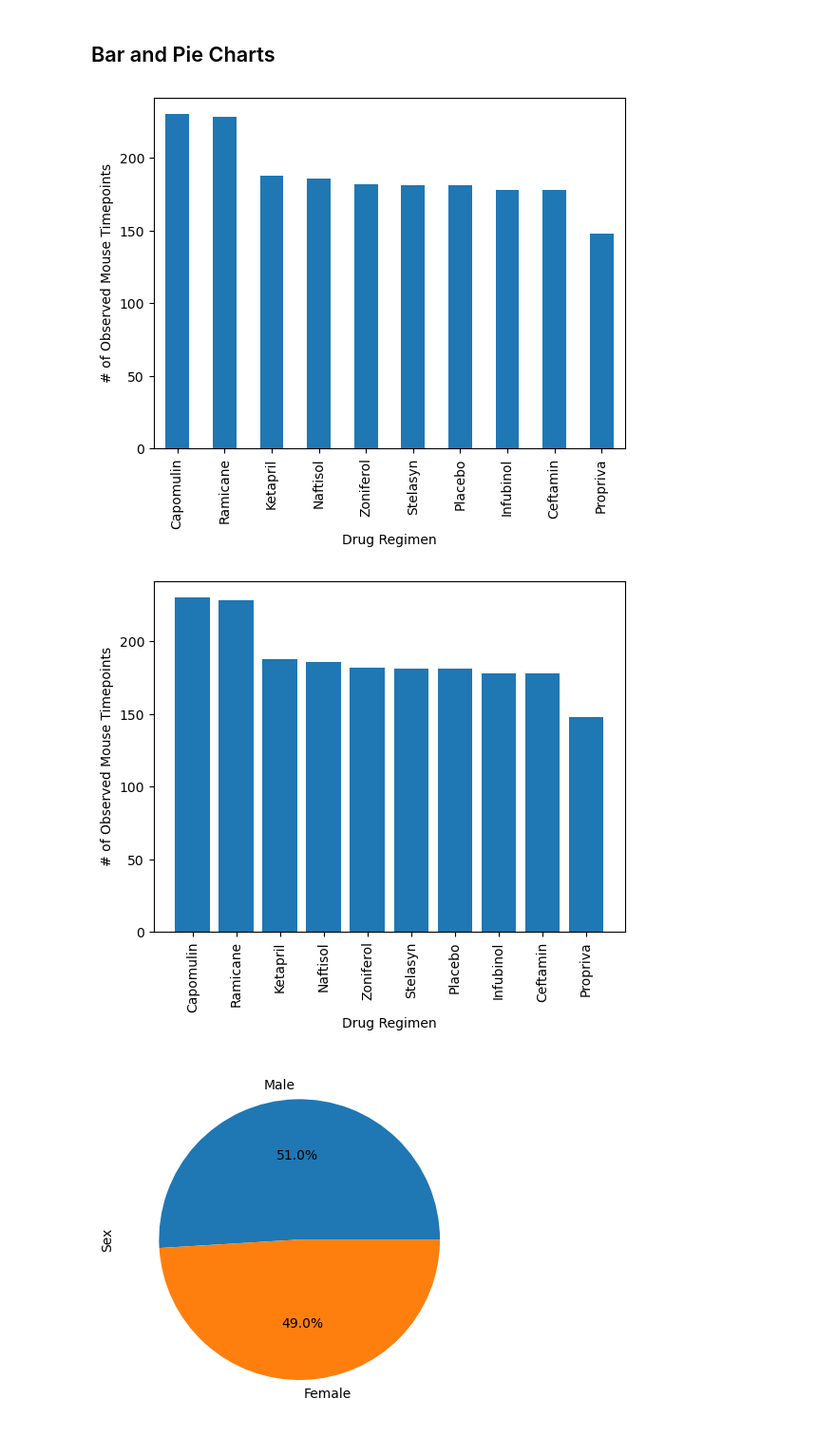
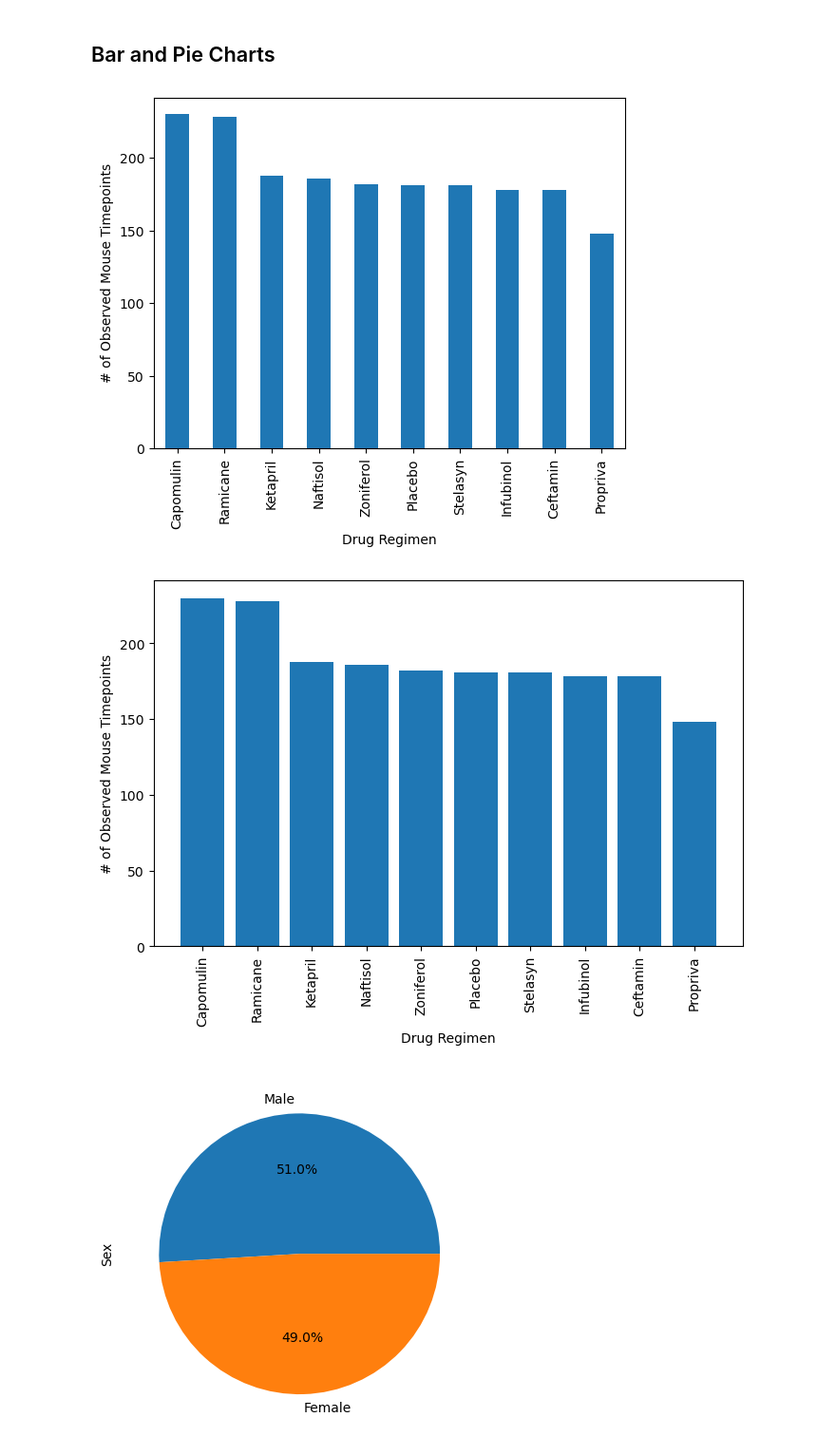
Before and after one commit to Momocat10/Matplotlib_challenge, a Jupyter notebook: Pymaceuticals/pymaceuticals_starter.ipynb, the cells around one changed output. Shown at 95% size. Saved outputs shown, nothing was run; the diff lists cells and outputs as text; code cells hidden in the pictures.

```diff
--- a/Pymaceuticals/pymaceuticals_starter.ipynb
+++ b/Pymaceuticals/pymaceuticals_starter.ipynb
@@ -128,12 +157,29 @@ official_mice_count
 ## Bar and Pie Charts
 # %%
 # Generate a bar plot showing the total number of rows (Mouse ID/Timepoints) for each drug regimen using Pandas.
+mouse_id_timepoints = clean_mouse_study["Drug Regimen"].value_counts()
+mouse_id_timepoints
+
+# Plotting bar chart
+mouse_id_timepoints_bar = mouse_id_timepoints.plot(kind="bar",
+                                                   xlabel="Drug Regimen",
+                                                   ylabel= "# of Observed Mouse Timepoints")
 # %% [output]
-[figure, old version]
+[figure, new version]
 # %%
 # Generate a bar plot showing the total number of rows (Mouse ID/Timepoints) for each drug regimen using pyplot.
+mouse_id_timepoints
+# setting x axis
+x_axis = np.arange(len(mouse_id_timepoints))
+tick_labels = mouse_id_timepoints.index
+plt.figure(figsize=(8,5))
+plt.bar(x_axis, mouse_id_timepoints,align="center")
+plt.xticks(x_axis, tick_labels,rotation="vertical")
+plt.xlabel("Drug Regimen")
+plt.ylabel("# of Observed Mouse Timepoints")
+plt.show()
 # %% [output]
-[figure, old version]
+[figure, new version]
 # %%
 # Generate a pie plot showing the distribution of female versus male mice using Pandas
 # %% [output]
```
Also changed, not shown: parts of 5 cells of this notebook.
